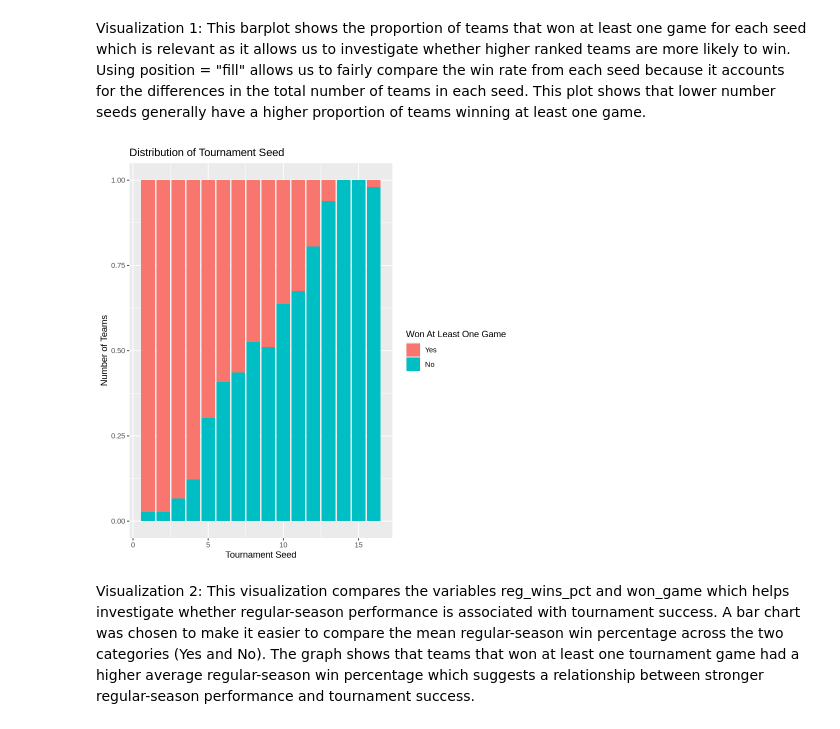
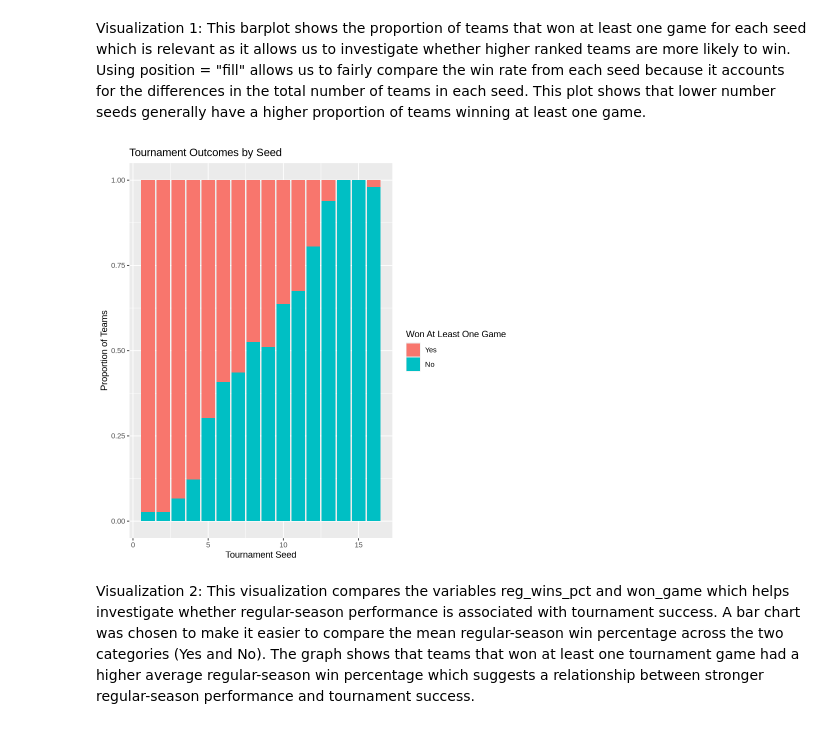
Before and after one commit to Daphne-Pard/dsci-100-project-daphne-pard, a Jupyter notebook: dsci-100-project-notebook.ipynb, the cells around one changed output. Drawn from its saved outputs; the diff is of its cells as text; code cells hidden in the pictures.

Commit message:
Fixed graph labels in checkpoint C

```diff
--- a/dsci-100-project-notebook.ipynb
+++ b/dsci-100-project-notebook.ipynb
@@ -378,9 +378,9 @@ Visualization 1: This barplot shows the proportion of teams that won at least on
 # %%
 ggplot(bball_tidy, aes(x = seed, fill = won_game)) +
     geom_bar(position = "fill") +
-    labs(title = "Distribution of Tournament Seed", x = "Tournament Seed", y = "Number of Teams", fill = "Won At Least One Game")
+    labs(title = "Tournament Outcomes by Seed", x = "Tournament Seed", y = "Proportion of Teams", fill = "Won At Least One Game")
 # %% [output]
-[figure, old version]
+[figure, new version]
 # %% [markdown]
 Visualization 2: This visualization compares the variables reg_wins_pct and won_game which helps investigate whether regular-season performance is associated with tournament success. A bar chart was chosen to make it easier to compare the mean regular-season win percentage across the two categories (Yes and No). The graph shows that teams that won at least one tournament game had a higher average regular-season win percentage which suggests a relationship between stronger regular-season performance and tournament success.
 # %%
```
